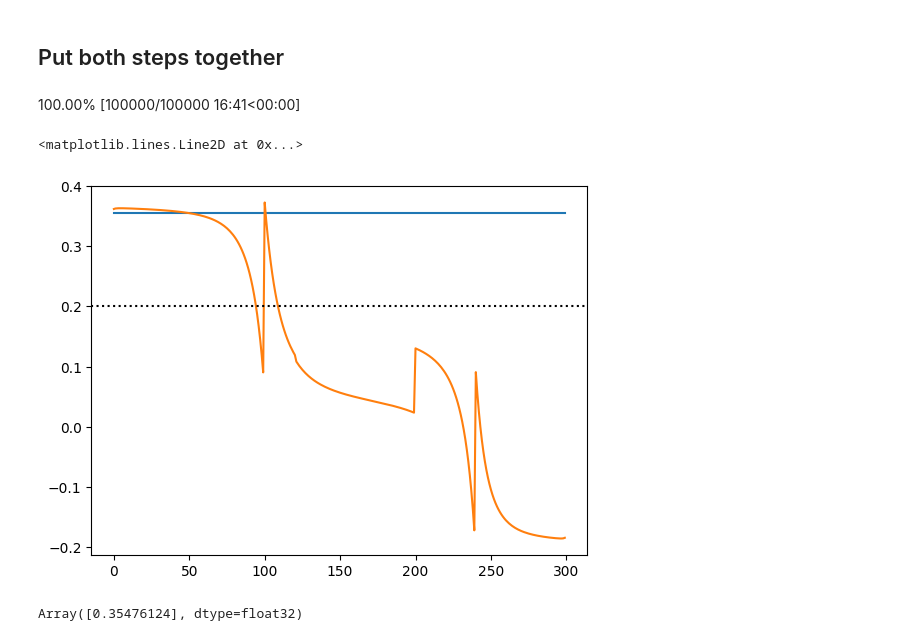
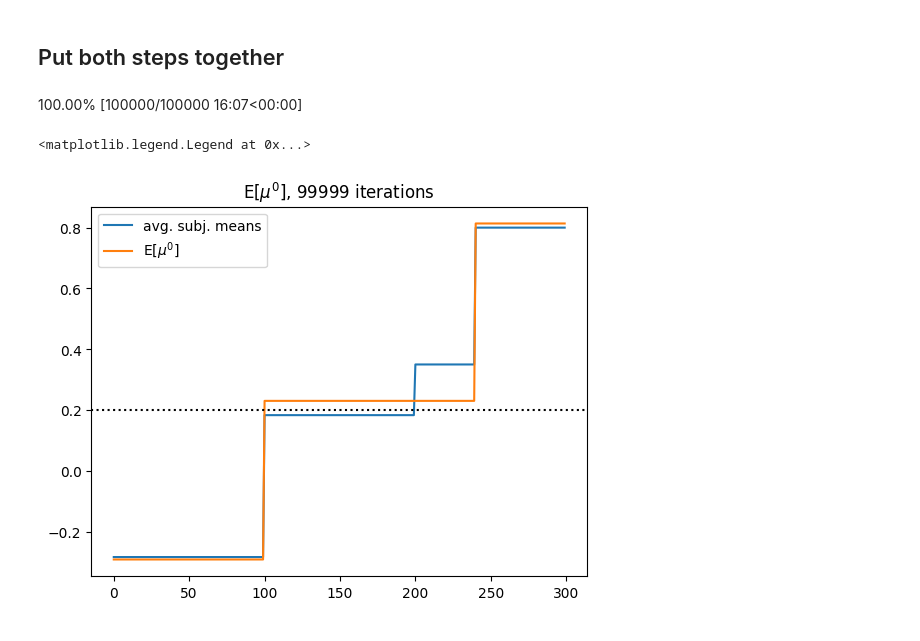
Before and after one commit to emdupre/bayes-ca, a Jupyter notebook: experiments/schematic_simulation.ipynb, the cells around one changed output. Cells and saved outputs as stored; diff of their text form; code cells hidden in the pictures.

```diff
--- a/experiments/schematic_simulation.ipynb
+++ b/experiments/schematic_simulation.ipynb
@@ -157,9 +157,9 @@ Text(0.5, 1.0, 'Estimated global means, 99999 iterations')
 # %%
 key = jr.PRNGKey(0)
-stepsize = 2.75  # FIXME
+stepsize = 0.001
 global_means = jnp.ones((num_timesteps, num_features)) * 0.2
 
-for itr in progress_bar(range(1000000)):
+for itr in progress_bar(range(100000)):
     this_key, key = jr.split(key)
     global_means, subj_means, g = step(
         this_key,
@@ -185,5 +186,29 @@ plt.plot(global_means, ':')
 # %% [markdown]
 ## Create data from second schematic figure
+# %%
+key = jr.PRNGKey(0)
+
+# data settings
+num_subjects = 3
+num_features = 1
+num_timesteps = 300
+
+# model settings
+num_states = num_timesteps
+max_duration = num_states + 1
+hazard_prob = 0.01
+
+mu_pri = 0.0
+sigmasq_pri = 3.0**2
+sigmasq_subj = 0.5**2   # Note: variance of jump size is 2 * sigmasq_pri
+sigmasq_obs = 0.05**2
+
+hazard_rates = hazard_prob * jnp.ones(max_duration)
+hazard_rates = hazard_rates.at[-1].set(1.0)
+
+mu_pri = core._safe_handling_params(mu_pri, num_features)
+sigmasq_pri = core._safe_handling_params(sigmasq_pri, num_features)
+sigmasq_subj = core._safe_handling_params(sigmasq_subj, num_features)
 # %%
 this_key, key = jr.split(key)
 signal_one = jnp.concatenate(
@@ -286,7 +310,7 @@ Array([0.18661453], dtype=float32)
 ## Put both steps together
 # %%
 key = jr.PRNGKey(0)
-stepsize = 3.0  # FIXME
+stepsize = 0.01
 global_means = jnp.ones((num_timesteps, num_features)) * 0.2
 
 for itr in progress_bar(range(100000)):
@@ -303,15 +327,14 @@ for itr in progress_bar(range(100000)):
         hazard_rates
     )
 # %% [output]
-100.00% [100000/100000 16:41<00:00]
+100.00% [100000/100000 16:07<00:00]
 # %%
-plt.plot(global_means)
-plt.plot(g)
-plt.axhline(0.2, color='k', ls=':')
+plt.plot(signals.mean(axis=0), label='avg. subj. means')
+plt.plot(global_means, label='E[$\mu^0]$')
+# plt.plot(g, label='gradient')
+plt.axhline(0.2, color='k', ls='-.')
+plt.title(f'E[$\mu^0]$, {i} iterations')
+plt.legend()
 # %% [output]
-<matplotlib.lines.Line2D at 0x...>
+<matplotlib.legend.Legend at 0x...>
-[figure, old version]
+[figure, new version]
-# %%
-jnp.unique(global_means)
-# %% [output]
-Array([0.35476124], dtype=float32)
```
Also changed, not shown: parts of 27 cells of this notebook.
